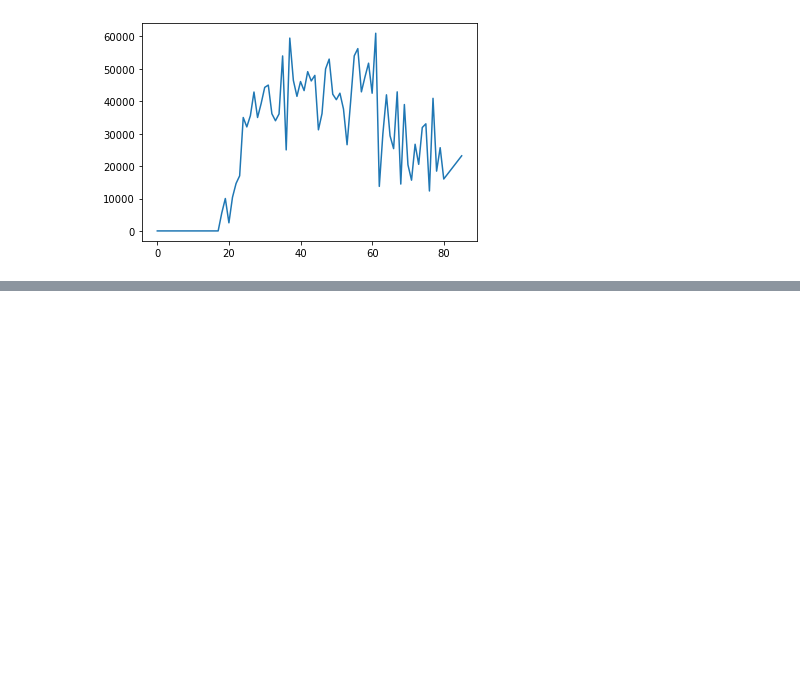
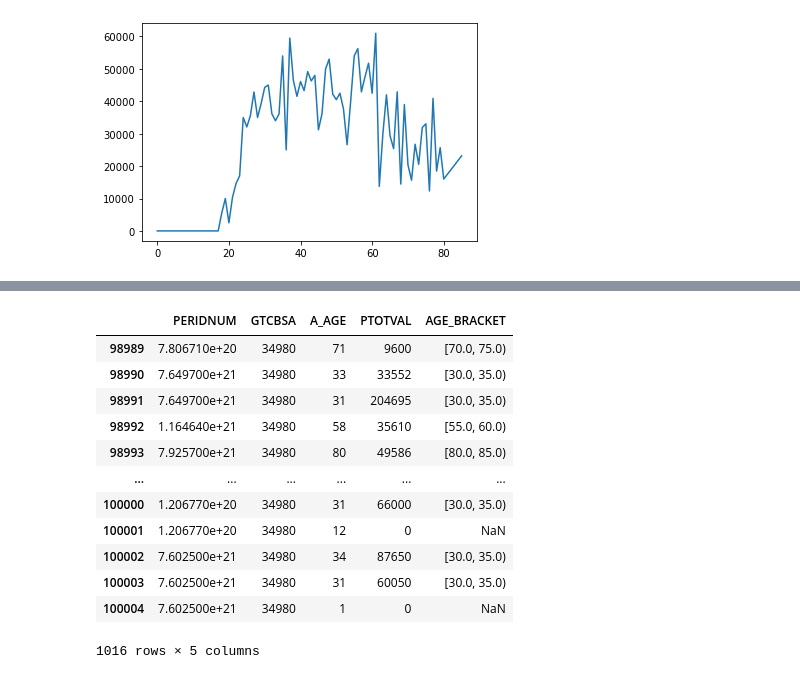
Before and after one commit to abrunlinger/Quarantine-Lifestyle-Analysis, a Jupyter notebook: notebooks/Quarantine Analysis.ipynb, the cells around one changed output, grey strips where cells are left out. Saved outputs shown, nothing was run; the diff lists cells and outputs as text; code cells hidden in the pictures; blank space fills up the shorter version.

```diff
--- a/notebooks/Quarantine Analysis.ipynb
+++ b/notebooks/Quarantine Analysis.ipynb
@@ -124,0 +170,18 @@ plt.show()
+# %%
+#Filtering down to Nashville CBSA
+ppdf_new = ppdf_new.loc[ppdf_new['GTCBSA'] == 34980]
+ppdf_new
+# %% [output]
+|  | PERIDNUM | GTCBSA | A_AGE | PTOTVAL | AGE_BRACKET |
+| 98989 | 7.806710e+20 | 34980 | 71 | 9600 | [70.0, 75.0) |
+| 98990 | 7.649700e+21 | 34980 | 33 | 33552 | [30.0, 35.0) |
+| 98991 | 7.649700e+21 | 34980 | 31 | 204695 | [30.0, 35.0) |
+| 98992 | 1.164640e+21 | 34980 | 58 | 35610 | [55.0, 60.0) |
+| 98993 | 7.925700e+21 | 34980 | 80 | 49586 | [80.0, 85.0) |
+| ... | ... | ... | ... | ... | ... |
+| 100000 | 1.206770e+20 | 34980 | 31 | 66000 | [30.0, 35.0) |
+| 100001 | 1.206770e+20 | 34980 | 12 | 0 | NaN |
+| 100002 | 7.602500e+21 | 34980 | 34 | 87650 | [30.0, 35.0) |
+| 100003 | 7.602500e+21 | 34980 | 31 | 60050 | [30.0, 35.0) |
+| 100004 | 7.602500e+21 | 34980 | 1 | 0 | NaN |
+1016 rows × 5 columns
```
Also changed, not shown: parts of 10 cells of this notebook, 1 other file.
